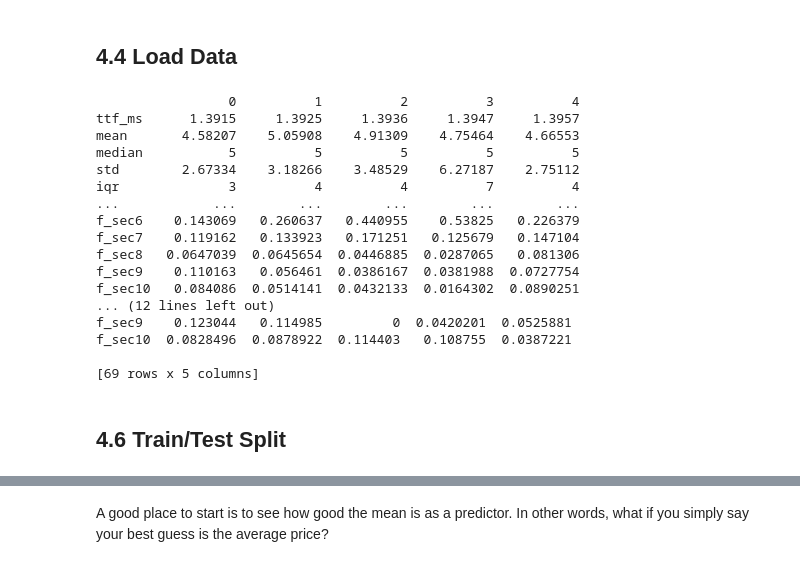
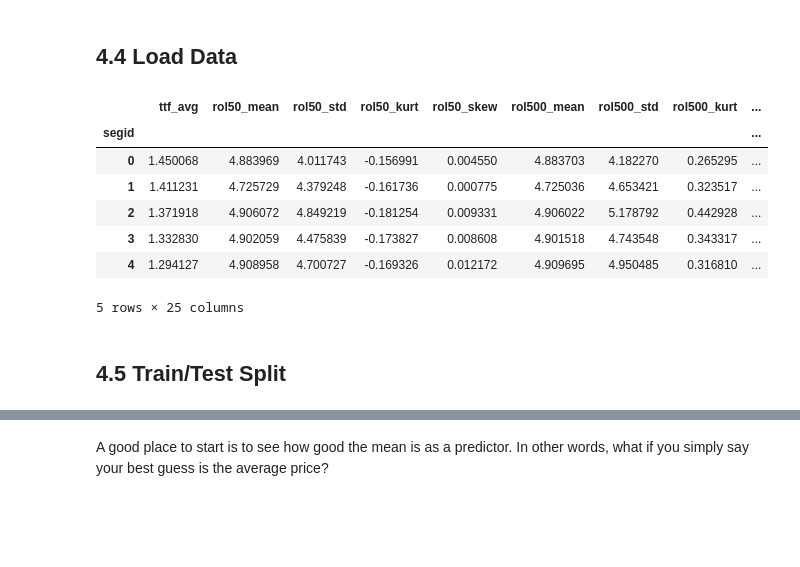
Before and after one commit to qq7933086/Laboratory_earthquake_time_prediction, a Jupyter notebook: Notebooks/04_preprocessing_and_training.ipynb, the cells around one changed output, grey strips where cells are left out. Cells and saved outputs as stored; diff of their text form; code cells hidden in the pictures; blank space fills up the shorter version.

```diff
--- a/Notebooks/04_preprocessing_and_training.ipynb
+++ b/Notebooks/04_preprocessing_and_training.ipynb
@@ -24,27 +26,16 @@ from sklearn.linear_model import LinearRegression
 # %% [markdown]
 ## 4.4 Load Data
-# %%
-ms_sec = pd.read_pickle('../data/train_ms_section.pkl')
-us_sec = pd.read_pickle('../data/train_us_section.pkl')
-print(ms_sec.head().T)
-print(us_sec.head().T)
-# %% [output]
-                 0          1          2          3          4
-ttf_ms      1.3915     1.3925     1.3936     1.3947     1.3957
-mean       4.58207    5.05908    4.91309    4.75464    4.66553
-median           5          5          5          5          5
-std        2.67334    3.18266    3.48529    6.27187    2.75112
-iqr              3          4          4          7          4
-...            ...        ...        ...        ...        ...
-f_sec6    0.143069   0.260637   0.440955    0.53825   0.226379
-f_sec7    0.119162   0.133923   0.171251   0.125679   0.147104
-f_sec8   0.0647039  0.0645654  0.0446885  0.0287065   0.081306
-f_sec9    0.110163   0.056461  0.0386167  0.0381988  0.0727754
-f_sec10   0.084086  0.0514141  0.0432133  0.0164302  0.0890251
-... (12 lines left out)
-f_sec9    0.123044   0.114985         0  0.0420201  0.0525881
-f_sec10  0.0828496  0.0878922  0.114403   0.108755  0.0387221
-
-[69 rows x 5 columns]
+# %%
+train_features_df = pd.read_csv('../data/train_transform.csv', index_col = 0)
+train_features_df.head()
+# %% [output]
+|  | ttf_avg | rol50_mean | rol50_std | rol50_kurt | rol50_skew | rol500_mean | rol500_std | rol500_kurt | ... |
+| segid |  |  |  |  |  |  |  |  | ... |
+| 0 | 1.450068 | 4.883969 | 4.011743 | -0.156991 | 0.004550 | 4.883703 | 4.182270 | 0.265295 | ... |
+| 1 | 1.411231 | 4.725729 | 4.379248 | -0.161736 | 0.000775 | 4.725036 | 4.653421 | 0.323517 | ... |
+| 2 | 1.371918 | 4.906072 | 4.849219 | -0.181254 | 0.009331 | 4.906022 | 5.178792 | 0.442928 | ... |
+| 3 | 1.332830 | 4.902059 | 4.475839 | -0.173827 | 0.008608 | 4.901518 | 4.743548 | 0.343317 | ... |
+| 4 | 1.294127 | 4.908958 | 4.700727 | -0.169326 | 0.012172 | 4.909695 | 4.950485 | 0.316810 | ... |
+5 rows × 25 columns
 # %% [markdown]
-## 4.6 Train/Test Split
+## 4.5 Train/Test Split
```
Also changed, not shown: parts of 63 cells of this notebook.
